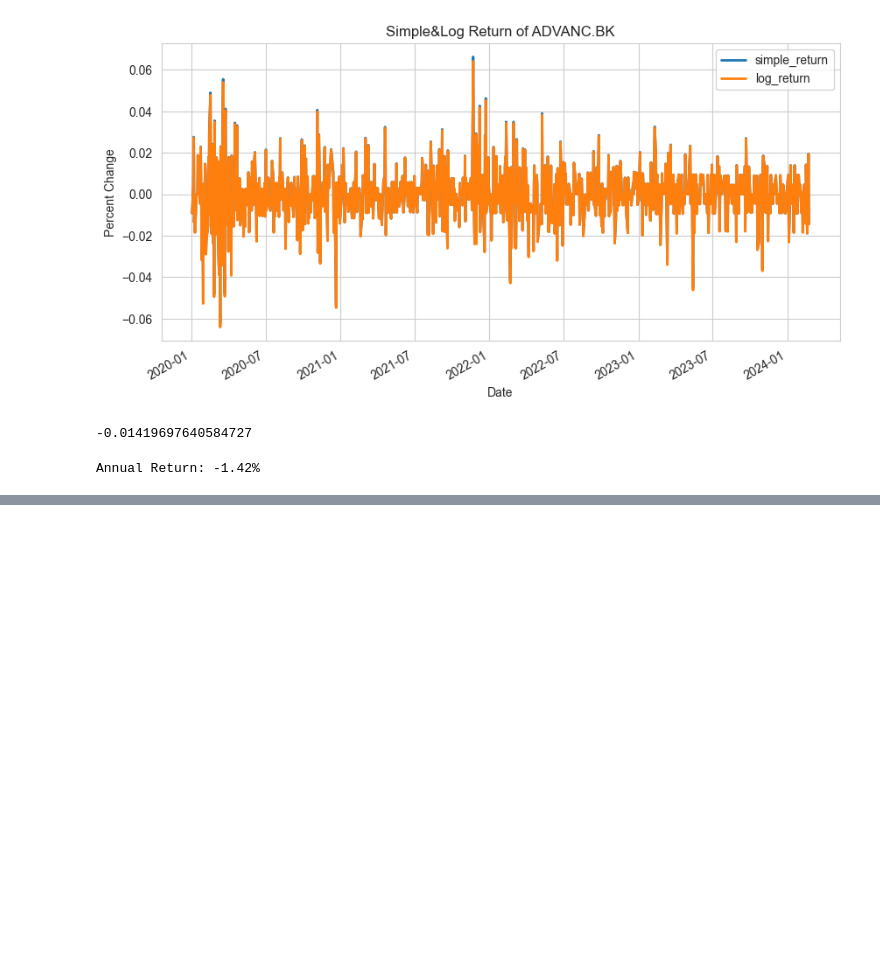
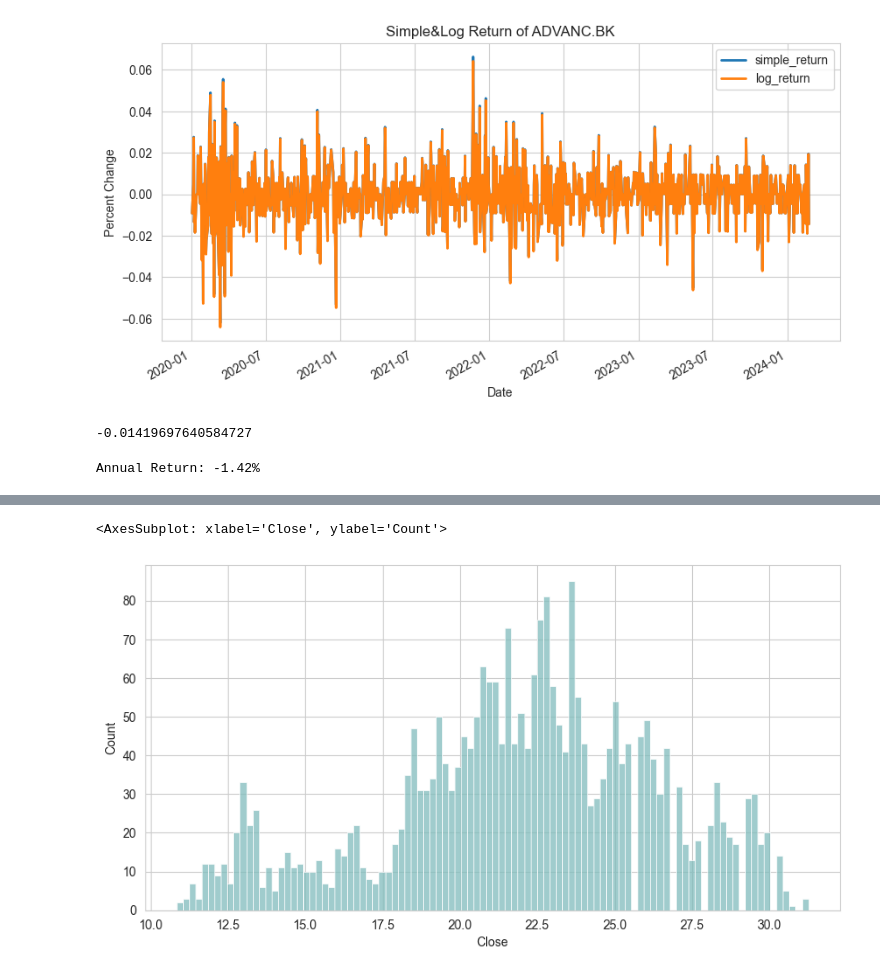
Before and after one commit to pNatTueku/basicPython, a Jupyter notebook: basic_statistics.ipynb, the cells around one changed output, grey strips where cells are left out. Drawn from its saved outputs; the diff is of its cells as text; code cells hidden in the pictures; blank space fills up the shorter version.

```diff
--- a/basic_statistics.ipynb
+++ b/basic_statistics.ipynb
@@ -196,0 +222,7 @@ Annual Return: -1.42%
+# %%
+# load csv data to a dataframe
+
+bdms = pd.read_csv('Data/SET50_download_r2/BDMS.BK.csv', index_col = 0)
+bdms.set_index(pd.to_datetime(bdms.index), inplace = True)
+bdms = bdms['2013': '2023']
+bdms.head()
@@ -196,0 +247,5 @@ Annual Return: -1.42%
+# %%
+sns.histplot(bdms['Close'], bins = 100, color = '#80BCBD')
+# %% [output]
+<AxesSubplot: xlabel='Close', ylabel='Count'>
+[figure, added]
```
Also changed, not shown: parts of 22 cells of this notebook.
